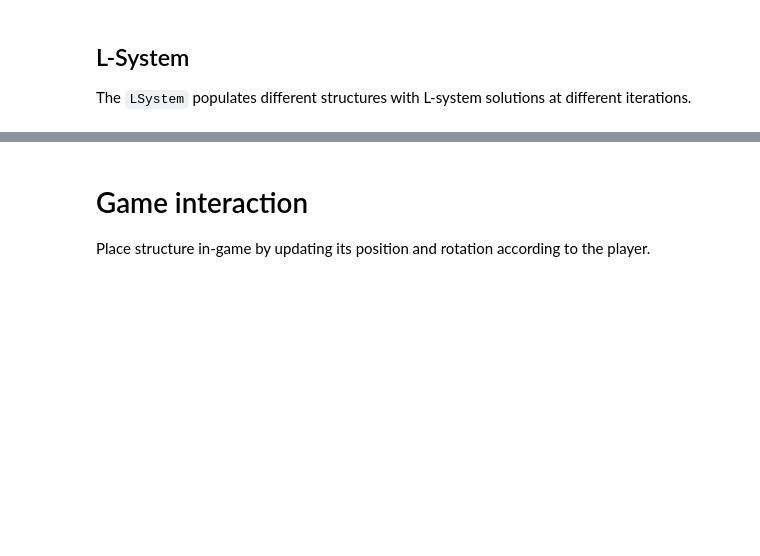
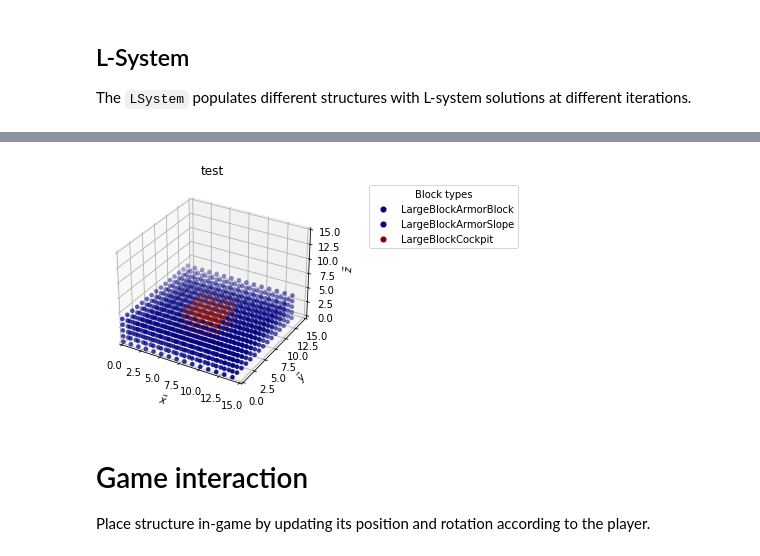
Before and after one commit to arayabrain/space-engineers-ai-spaceship-generator, a Jupyter notebook: l-system/se-l-system.ipynb, the cells around one changed output, grey strips where cells are left out. Cells and saved outputs as stored; diff of their text form; code cells hidden in the pictures; blank space fills up the shorter version.

```diff
--- a/l-system/se-l-system.ipynb
+++ b/l-system/se-l-system.ipynb
@@ -170,10 +170,10 @@ lsystem.add_hl_constraint(c=nic)
 lsystem.add_ll_constraint(c=sc)
 lsystem.add_ll_constraint(c=wopc)
 
-structure, hl_axiom, ll_axiom = lsystem.apply_rules(
-    starting_axiom="begin",
-    iterations=4,
-    make_graph=True,
-)
+# structure, hl_axiom, ll_axiom = lsystem.apply_rules(
+#     starting_axiom="begin",
+#     iterations=4,
+#     make_graph=True,
+# )
 
-print(f"High Level Axiom:\n\t{hl_axiom}\nLow Level Axiom:\n\t{ll_axiom}")
+# print(f"High Level Axiom:\n\t{hl_axiom}\nLow Level Axiom:\n\t{ll_axiom}")
@@ -243,3 +180,25 @@ Low Level Axiom:
+# %%
+base_position, orientation_forward, orientation_up = (
+    Vec.v3i(0, 0, 0),
+    Orientation.FORWARD.value,
+    Orientation.UP.value,
+)
+structure = Structure(
+    origin=base_position,
+    orientation_forward=orientation_forward,
+    orientation_up=orientation_up,
+)
+
+StructureMaker(
+    atoms_alphabet=lsystem.llsolver.atoms_alphabet, position=Vec.v3i(0, 0, 0)
+).fill_structure(
+    structure=structure,
+    axiom="LargeBlockArmorSlope(U,L)+++++LargeBlockArmorBlock(F,U)!!!!!LargeBlockCockpit(F,U)?????+++++LargeBlockArmorSlope(U,R)!!!!!LargeBlockArmorBlock(F,U)!!!!!LargeBlockArmorSlope(D,R)-----LargeBlockArmorBlock(F,U)-----LargeBlockArmorSlope(D,L)?????LargeBlockArmorBlock(F,U)?????",
+).show(
+    title="test"
+)
+# %% [output]
+[figure, added]
 # %% [markdown]
 # Game interaction
 
```
Also changed, not shown: parts of 1 cell of this notebook, 3 other files.
